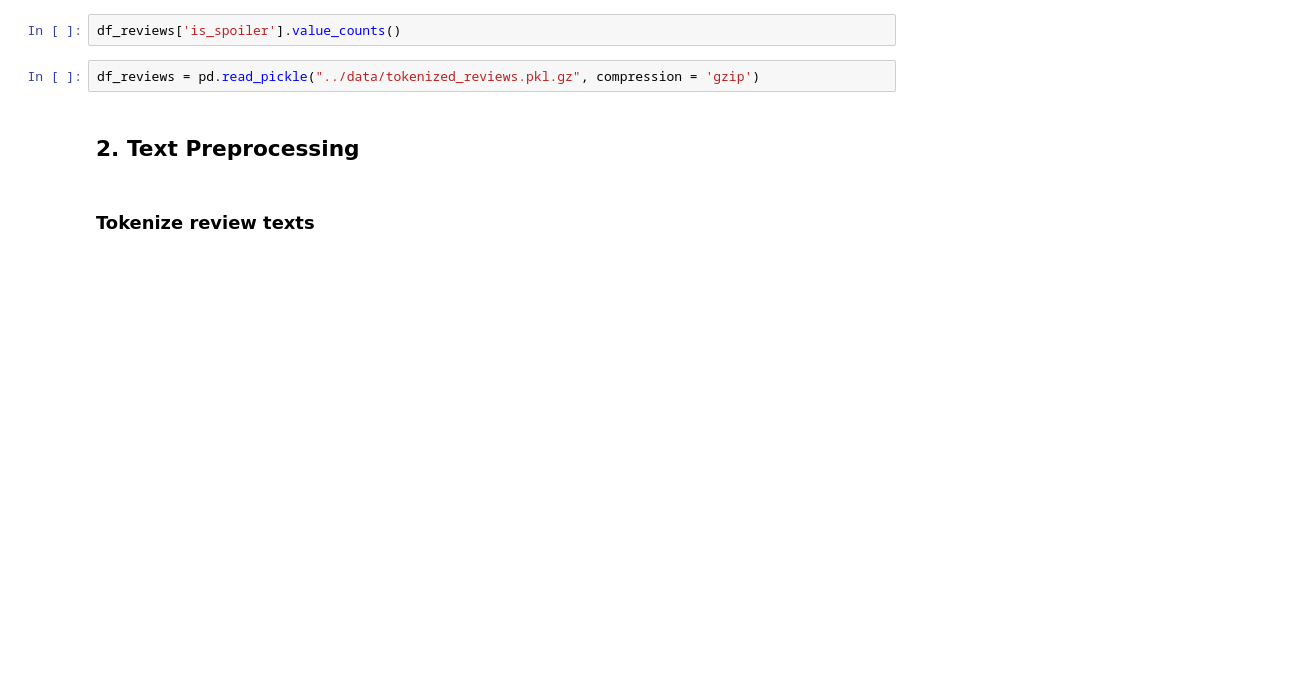
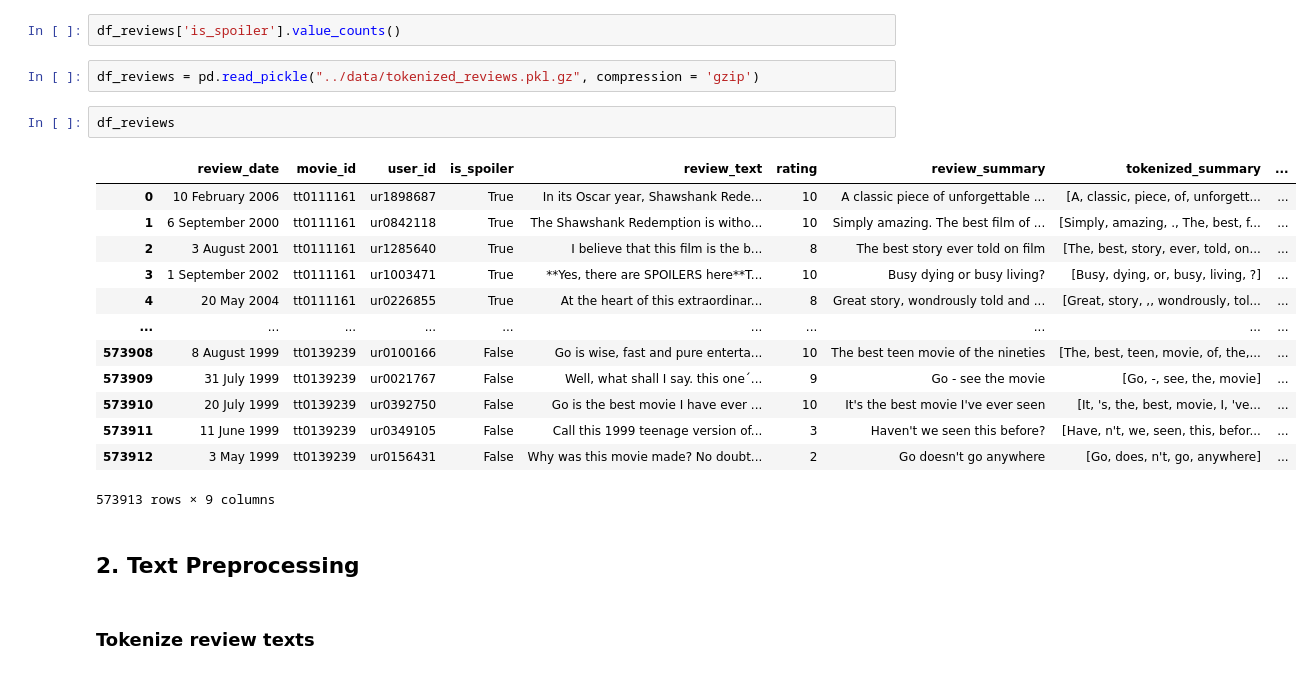
Before and after one commit to vincentaurellio/CS3244, a Jupyter notebook: src/Baseline Model.ipynb, the cells around one changed output. Drawn from its saved outputs; the diff is of its cells as text; blank space fills up the shorter version.

```diff
--- a/src/Baseline Model.ipynb
+++ b/src/Baseline Model.ipynb
@@ -25,6 +38,22 @@ df_reviews.info()
 df_reviews['is_spoiler'].value_counts()
 # %%
 df_reviews = pd.read_pickle("../data/tokenized_reviews.pkl.gz", compression = 'gzip')
+# %%
+df_reviews
+# %% [output]
+|  | review_date | movie_id | user_id | is_spoiler | review_text | rating | review_summary | tokenized_summary | ... |
+| 0 | 10 February 2006 | tt0111161 | ur1898687 | True | In its Oscar year, Shawshank Rede... | 10 | A classic piece of unforgettable ... | [A, classic, piece, of, unforgett... | ... |
+| 1 | 6 September 2000 | tt0111161 | ur0842118 | True | The Shawshank Redemption is witho... | 10 | Simply amazing. The best film of ... | [Simply, amazing, ., The, best, f... | ... |
+| 2 | 3 August 2001 | tt0111161 | ur1285640 | True | I believe that this film is the b... | 8 | The best story ever told on film | [The, best, story, ever, told, on... | ... |
+| 3 | 1 September 2002 | tt0111161 | ur1003471 | True | **Yes, there are SPOILERS here**T... | 10 | Busy dying or busy living? | [Busy, dying, or, busy, living, ?] | ... |
+| 4 | 20 May 2004 | tt0111161 | ur0226855 | True | At the heart of this extraordinar... | 8 | Great story, wondrously told and ... | [Great, story, ,, wondrously, tol... | ... |
+| ... | ... | ... | ... | ... | ... | ... | ... | ... | ... |
+| 573908 | 8 August 1999 | tt0139239 | ur0100166 | False | Go is wise, fast and pure enterta... | 10 | The best teen movie of the nineties | [The, best, teen, movie, of, the,... | ... |
+| 573909 | 31 July 1999 | tt0139239 | ur0021767 | False | Well, what shall I say. this one´... | 9 | Go - see the movie | [Go, -, see, the, movie] | ... |
+| 573910 | 20 July 1999 | tt0139239 | ur0392750 | False | Go is the best movie I have ever ... | 10 | It's the best movie I've ever seen | [It, 's, the, best, movie, I, 've... | ... |
+| 573911 | 11 June 1999 | tt0139239 | ur0349105 | False | Call this 1999 teenage version of... | 3 | Haven't we seen this before? | [Have, n't, we, seen, this, befor... | ... |
+| 573912 | 3 May 1999 | tt0139239 | ur0156431 | False | Why was this movie made? No doubt... | 2 | Go doesn't go anywhere | [Go, does, n't, go, anywhere] | ... |
+573913 rows × 9 columns
 # %% [markdown]
 ## 2. Text Preprocessing
 # %% [markdown]
```
Also changed, not shown: parts of 17 cells of this notebook.
